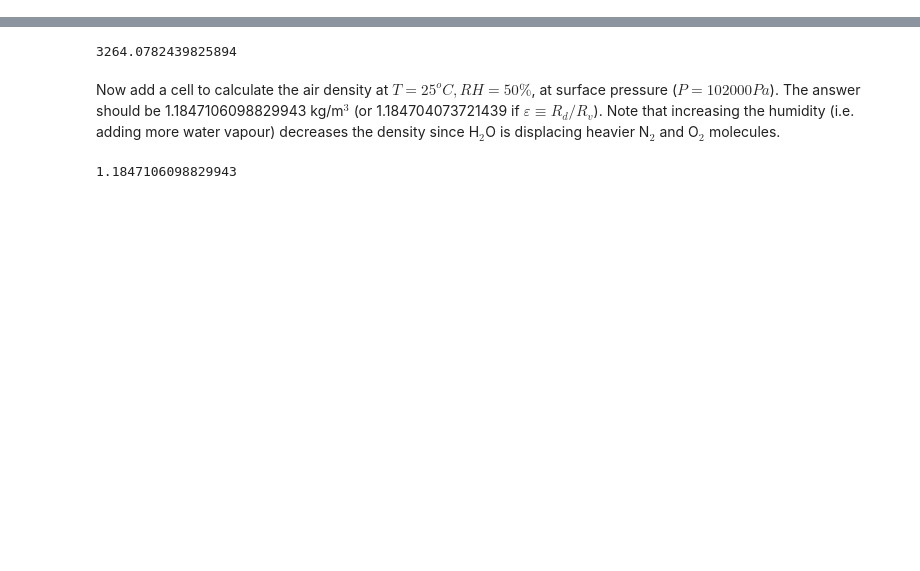
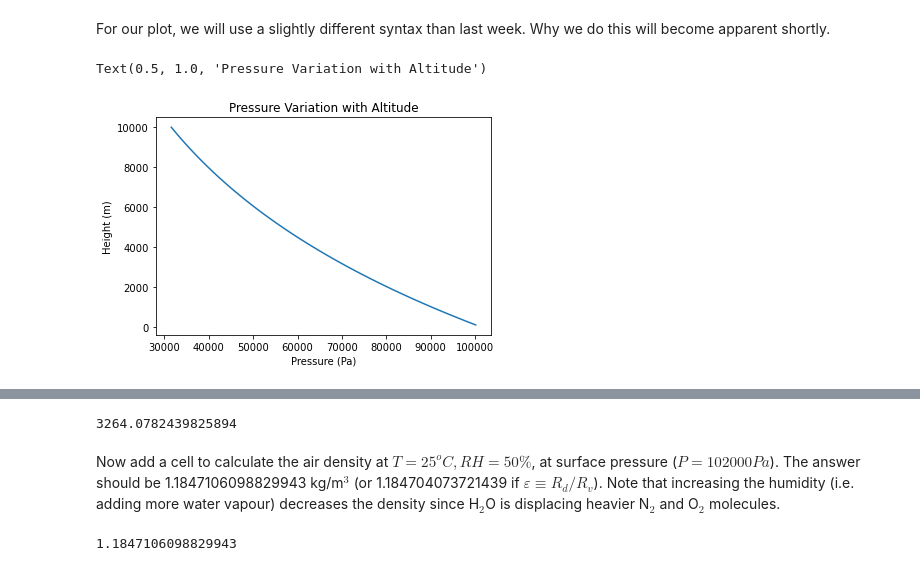
Before and after one commit to AndrewLoeppky/eosc211_students, a Jupyter notebook: e211_python_2021/wk04/lab_wk4/lab_wk4.ipynb, the cells around one changed output, grey strips where cells are left out. Drawn from its saved outputs; the diff is of its cells as text; code cells hidden in the pictures; blank space fills up the shorter version.

Commit message:
add hydrostatic equation tutorial

```diff
--- a/e211_python_2021/wk04/lab_wk4/lab_wk4.ipynb
+++ b/e211_python_2021/wk04/lab_wk4/lab_wk4.ipynb
@@ -41,0 +68,15 @@ x = round(np.exp(np.sqrt(z / 3)))
+# %%
+# inputs
+Tc = 20  # deg C
+height = 8849  # m
+
+# internal definitions
+Tk = Tc + 273.15  # K
+hstat_const = 0.0342  # K/m
+P0 = 101325  # Pa
+
+# calculations
+pres = P0 * np.exp(-hstat_const / Tk * height)  # hydrostatic equation
+
+# outputs
+print(pres)
@@ -42 +93,22 @@ x = round(np.exp(np.sqrt(z / 3)))
+# %%
+# change the "height" input to an array
+height = np.arange(10000, 0, -100)  # m
+
+# this cell "knows" about the definitions from the previous cell, no need to repeat
+# (unless we want to change something)
+
+# calculations
+pres = P0 * np.exp(-hstat_const / Tk * height)  # hydrostatic equation
+# %% [markdown]
+For our plot, we will use a slightly different syntax than last week. Why we do this will become apparent shortly.
+# %%
+# output -- a plot!
+fig, ax = plt.subplots()
+ax.plot(pres, height)
+ax.set_xlabel("Pressure (Pa)")
+ax.set_ylabel("Height (m)")
+ax.set_title("Pressure Variation with Altitude")
+# %% [output]
+Text(0.5, 1.0, 'Pressure Variation with Altitude')
+[figure, added]
 # %% [markdown]
```
Also changed, not shown: parts of 15 cells of this notebook, 1 other file.
